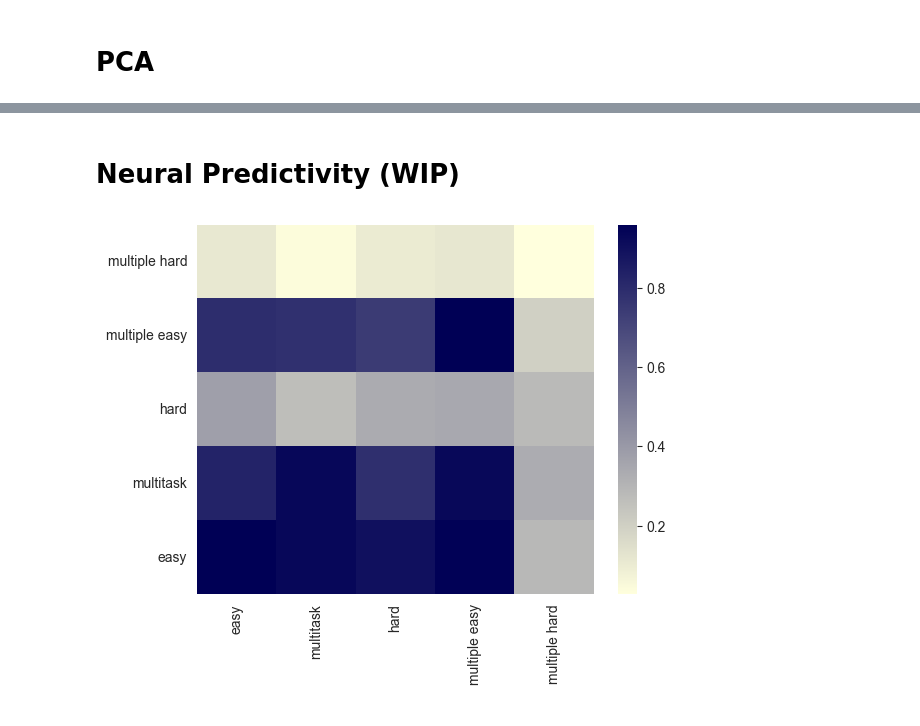
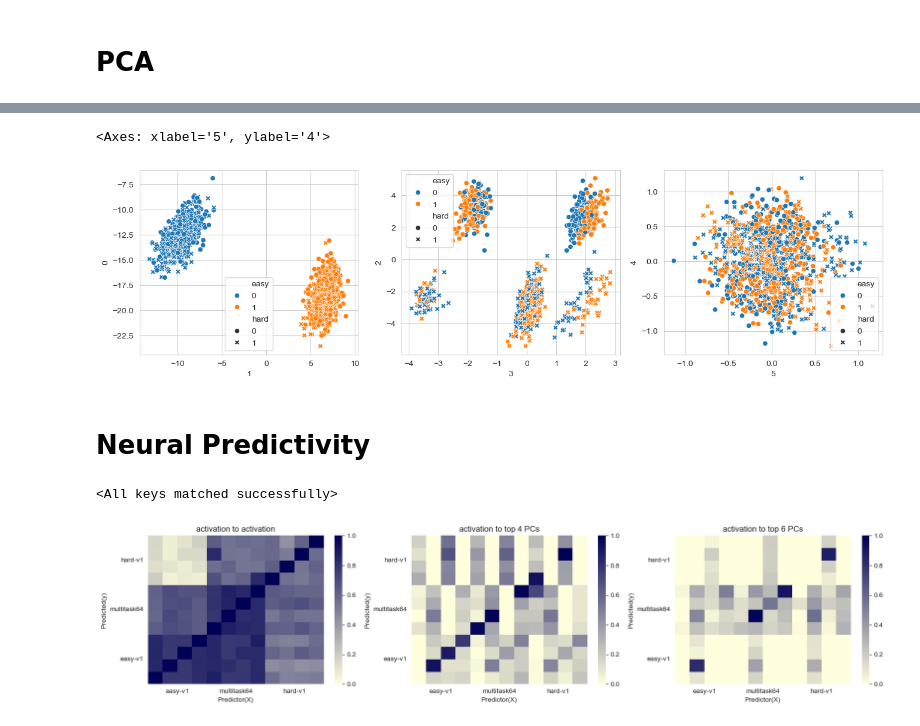
Before and after one commit to mayft/factorized-neural-predictivity, a Jupyter notebook: easy_vs_hard_feature_bias.ipynb, the cells around one changed output, grey strips where cells are left out. Cells and saved outputs as stored; diff of their text form; code cells hidden in the pictures.

```diff
--- a/easy_vs_hard_feature_bias.ipynb
+++ b/easy_vs_hard_feature_bias.ipynb
@@ -308 +453,6 @@ for i, a in models.items():
+# %%
+mean_rsa = np.zeros([3,3])
+for i in range(3):
+    for j in range(3):
+        mean_rsa[i,j] = np.mean(rsa_vals[4*i:(i+1)*4,4*j:(j+1)*4])
 # %%
@@ -368,3 +509,11 @@ plt.show()
+# %%
+fig, axs = plt.subplots(ncols=3,figsize=(16,4))
+sns.scatterplot(data=pcs,x=1,y=0,hue='easy',style='hard',ax=axs[0])
+sns.scatterplot(data=pcs,x=3,y=2,hue='easy',style='hard',ax=axs[1])
+sns.scatterplot(data=pcs,x=5,y=4,hue='easy',style='hard',ax=axs[2])
+# %% [output]
+<Axes: xlabel='5', ylabel='4'>
+[figure, added]
 # %% [markdown]
-# Neural Predictivity (WIP)
+# Neural Predictivity
 # %%
@@ -389,12 +532,7 @@ testy =models['easy'][1](x2)[1].cpu().detach()
-# %%
-preds = {}
-
-for i, a in models.items():
-    preds[i] = {}
-    for j, b in models.items():
-        fitx = a[0](x1)[1].cpu().detach()
-        testx =a[0](x2)[1].cpu().detach()
-
-        fity = b[1](x1)[1].cpu().detach()
-        testy = b[1](x2)[1].cpu().detach()
-        _,preds[i][j] = score(fitx,fity,testx,testy)
+# %%
+model1 = MLP(layer_sizes=[64, 256, 128, 64, 64, 2])
+model1.load_state_dict(torch.load('models/multitask-v1-0.pt'))
+model2 = MLP(layer_sizes=[64, 256, 128, 64, 64, 1])
+model2.load_state_dict(torch.load('models/easy-v1-0.pt'))
+# %% [output]
+<All keys matched successfully>
@@ -401,12 +568,25 @@ for i, a in models.items():
 # %%
-df = pd.DataFrame(preds)
+models = ['easy-v1','multitask64','hard-v1']
+scores = pd.DataFrame(compare_models(models,seeds=4)).explode(models).apply(lambda x:  [v for lst in x for v in lst], axis=1, result_type="expand")
+pc_scores_4 = pd.DataFrame(compare_models(models,seeds=4,with_pca=True,n=4)).explode(models).apply(lambda x:  [v for lst in x for v in lst], axis=1, result_type="expand")
+pc_scores_6 = pd.DataFrame(compare_models(models,seeds=4,with_pca=True,n=6)).explode(models).apply(lambda x:  [v for lst in x for v in lst], axis=1, result_type="expand")
 
+c = sns.color_palette("blend:#FFD,#005",as_cmap=True)
+fig, axs = plt.subplots(ncols=3, figsize=(20,4))
+sns.heatmap(scores,cmap=c,ax=axs[0],vmin=0,vmax=1)
+sns.heatmap(pc_scores_4,cmap=c,ax=axs[1],vmin=0,vmax=1)
+sns.heatmap(pc_scores_6,cmap=c,ax=axs[2],vmin=0,vmax=1)
 
-c = sns.color_palette("blend:#FFD,#005",as_cmap=True)#.reversed()
-#fig, axs = plt.subplots(ncols=2, figsize=(10,4))
+axs[0].set(xlabel='Predictor(X)',ylabel='Predicted(y)',title='activation to activation')
+axs[1].set(xlabel='Predictor(X)',ylabel='Predicted(y)',title='activation to top 4 PCs')
+axs[2].set(xlabel='Predictor(X)',ylabel='Predicted(y)',title='activation to top 6 PCs')
 
-ax = sns.heatmap(df,cmap=c)
-ax.invert_yaxis()
+for ax in axs:
+    ax.invert_yaxis()
+    ax.set_xticks(np.arange(3)*4+2, minor=False)
+    ax.set_xticklabels(models)
+    ax.set_yticks(np.arange(3)*4+2, minor=False)
+    ax.set_yticklabels(models)
 plt.show()
 # %% [output]
-[figure, old version]
+[figure, new version]
```
Also changed, not shown: parts of 35 cells of this notebook.
